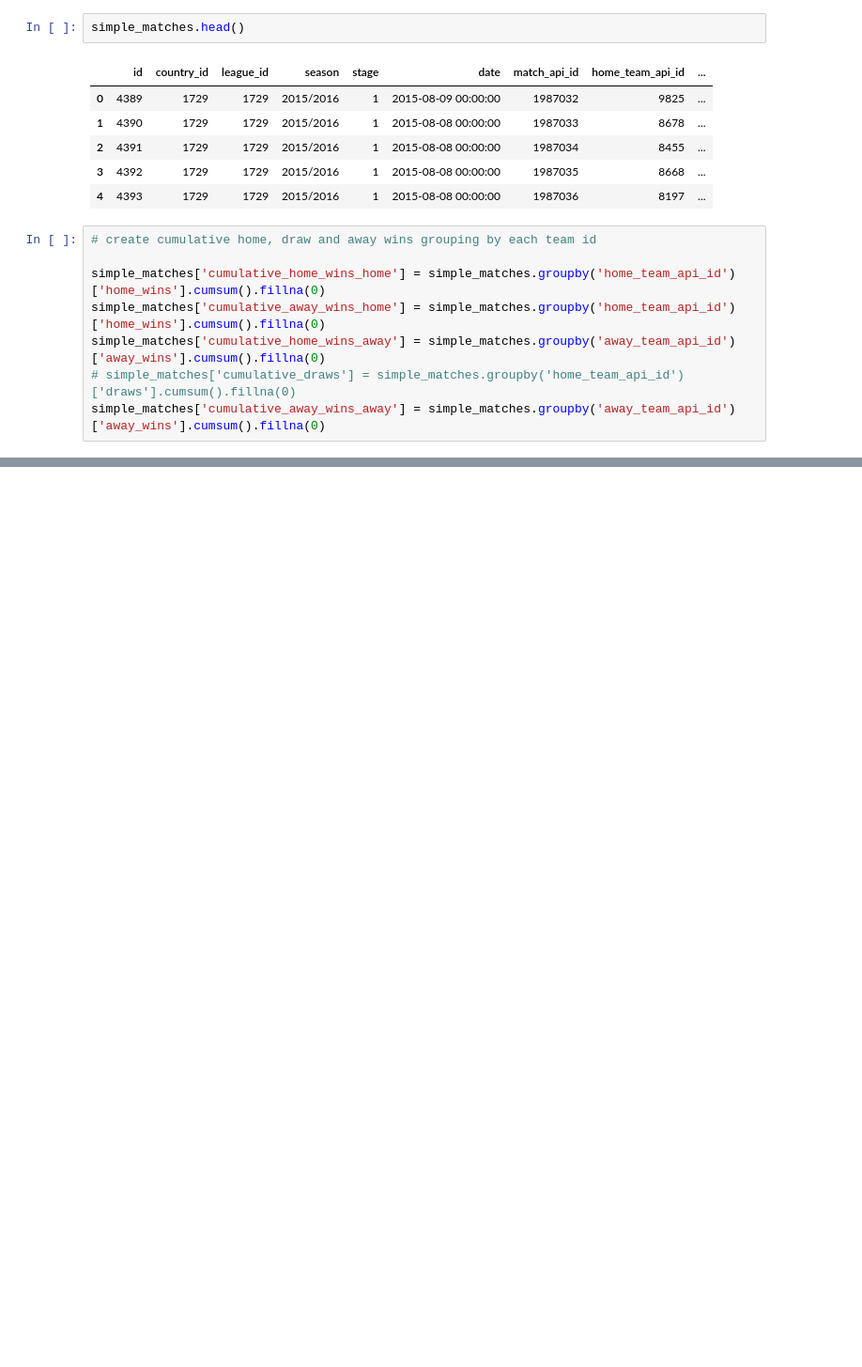
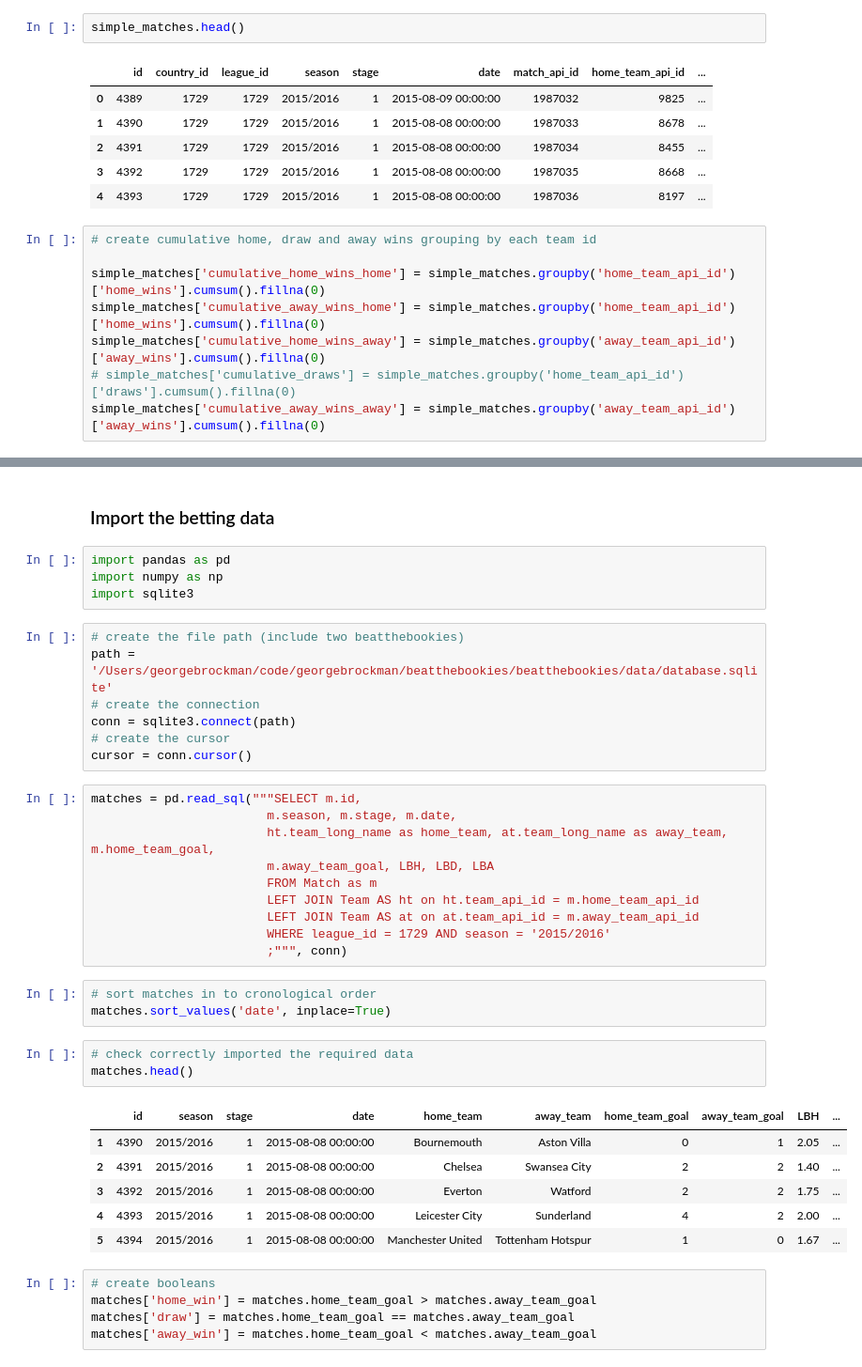
Before and after one commit to georgebrockman/beatthebookies, a Jupyter notebook: beatthebookies/notebooks/george_explore.ipynb, the cells around one changed output, grey strips where cells are left out. Shown: that part at 94% size. Drawn from its saved outputs; the diff is of its cells as text; blank space fills up the shorter version.

```diff
--- a/beatthebookies/notebooks/george_explore.ipynb
+++ b/beatthebookies/notebooks/george_explore.ipynb
@@ -256,0 +266,41 @@ simple_matches.tail(20)
+# %% [markdown]
+### Import the betting data
+# %%
+import pandas as pd
+import numpy as np
+import sqlite3
+# %%
+# create the file path (include two beatthebookies)
+path = '/Users/georgebrockman/code/georgebrockman/beatthebookies/beatthebookies/data/database.sqlite'
+# create the connection
+conn = sqlite3.connect(path)
+# create the cursor
+cursor = conn.cursor()
+# %%
+matches = pd.read_sql("""SELECT m.id,
+                        m.season, m.stage, m.date,
+                        ht.team_long_name as home_team, at.team_long_name as away_team, m.home_team_goal,
+                        m.away_team_goal, LBH, LBD, LBA
+                        FROM Match as m
+                        LEFT JOIN Team AS ht on ht.team_api_id = m.home_team_api_id
+                        LEFT JOIN Team AS at on at.team_api_id = m.away_team_api_id
+                        WHERE league_id = 1729 AND season = '2015/2016'
+                        ;""", conn)
+# %%
+# sort matches in to cronological order
+matches.sort_values('date', inplace=True)
+# %%
+# check correctly imported the required data
+matches.head()
+# %% [output]
+|  | id | season | stage | date | home_team | away_team | home_team_goal | away_team_goal | LBH | ... |
+| 1 | 4390 | 2015/2016 | 1 | 2015-08-08 00:00:00 | Bournemouth | Aston Villa | 0 | 1 | 2.05 | ... |
+| 2 | 4391 | 2015/2016 | 1 | 2015-08-08 00:00:00 | Chelsea | Swansea City | 2 | 2 | 1.40 | ... |
+| 3 | 4392 | 2015/2016 | 1 | 2015-08-08 00:00:00 | Everton | Watford | 2 | 2 | 1.75 | ... |
+| 4 | 4393 | 2015/2016 | 1 | 2015-08-08 00:00:00 | Leicester City | Sunderland | 4 | 2 | 2.00 | ... |
+| 5 | 4394 | 2015/2016 | 1 | 2015-08-08 00:00:00 | Manchester United | Tottenham Hotspur | 1 | 0 | 1.67 | ... |
+# %%
+# create booleans
+matches['home_win'] = matches.home_team_goal > matches.away_team_goal
+matches['draw'] = matches.home_team_goal == matches.away_team_goal
+matches['away_win'] = matches.home_team_goal < matches.away_team_goal
```
Also changed, not shown: parts of 27 cells of this notebook.
